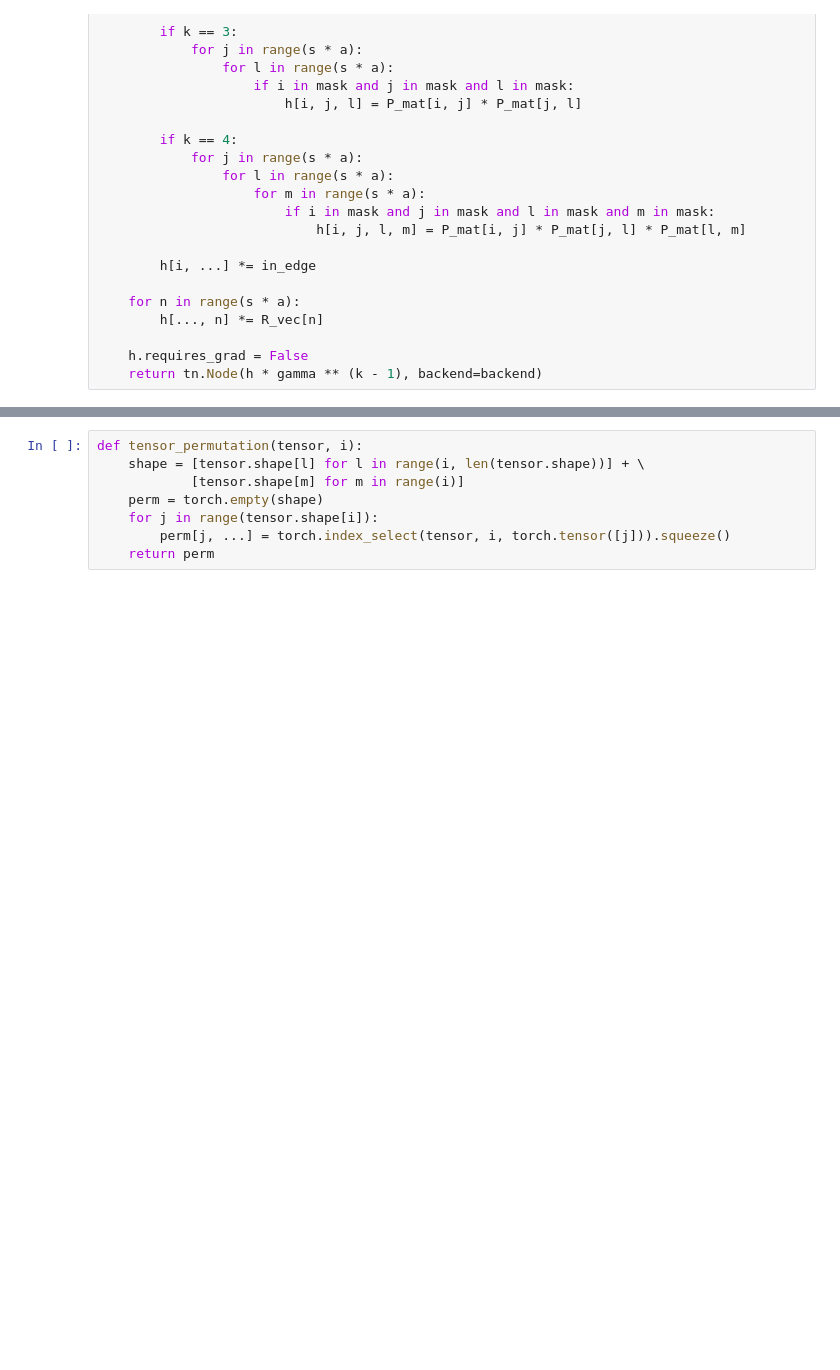
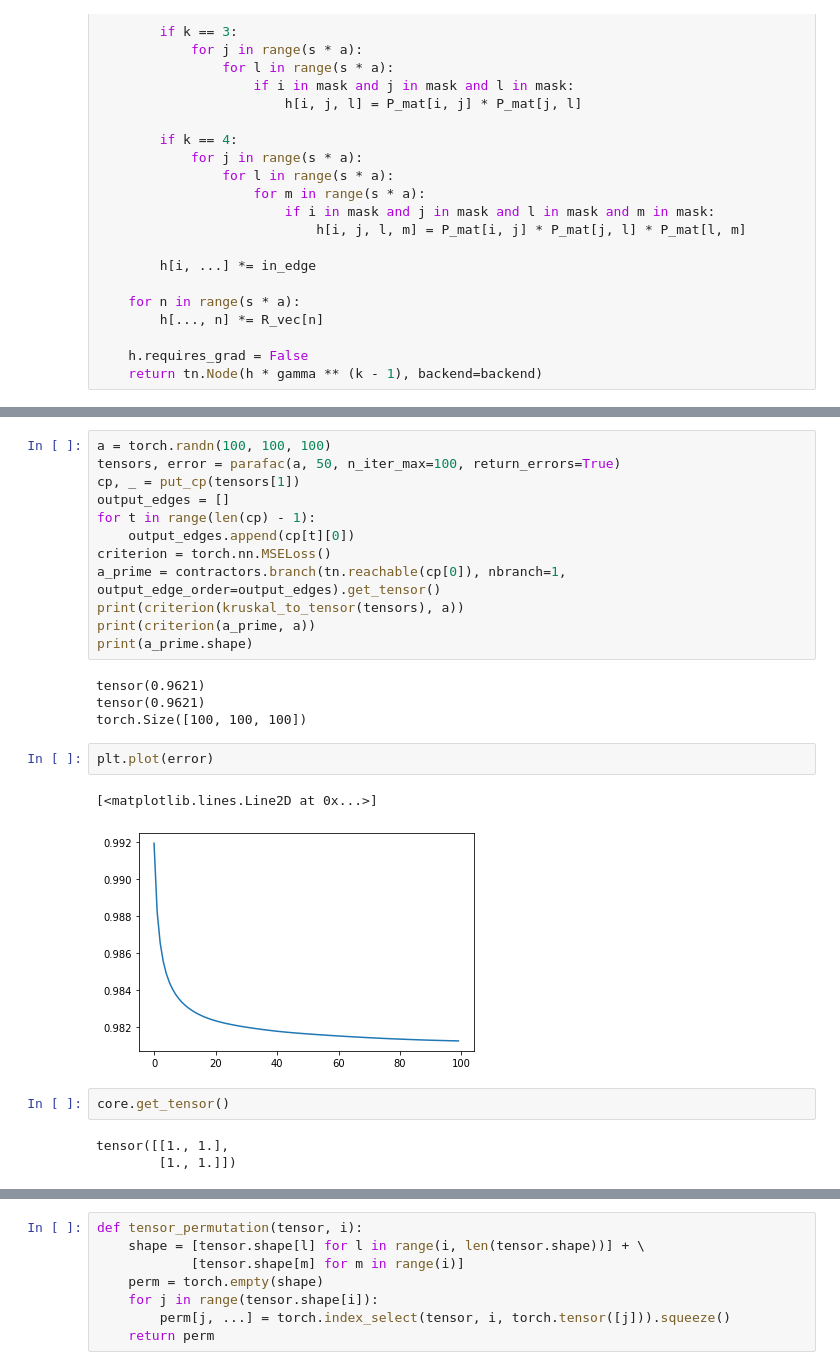
Before and after one commit to AI4Finance-Foundation/Quantum-Tensor-Networks-for-Variational-Reinforcement-Learning-NeurIPS-2020, a Jupyter notebook: qRL.ipynb, the cells around one changed output, grey strips where cells are left out. Cells and saved outputs as stored; diff of their text form; blank space fills up the shorter version.

```diff
--- a/qRL.ipynb
+++ b/qRL.ipynb
@@ -254,0 +250,26 @@ def put_mps(tensors):
+# %%
+a = torch.randn(100, 100, 100)
+tensors, error = parafac(a, 50, n_iter_max=100, return_errors=True)
+cp, _ = put_cp(tensors[1])
+output_edges = []
+for t in range(len(cp) - 1):
+    output_edges.append(cp[t][0])
+criterion = torch.nn.MSELoss()
+a_prime = contractors.branch(tn.reachable(cp[0]), nbranch=1, output_edge_order=output_edges).get_tensor()
+print(criterion(kruskal_to_tensor(tensors), a))
+print(criterion(a_prime, a))
+print(a_prime.shape)
+# %% [output]
+tensor(0.9621)
+tensor(0.9621)
+torch.Size([100, 100, 100])
+# %%
+plt.plot(error)
+# %% [output]
+[<matplotlib.lines.Line2D at 0x...>]
+[figure, added]
+# %%
+core.get_tensor()
+# %% [output]
+tensor([[1., 1.],
+        [1., 1.]])
```
Also changed, not shown: parts of 15 cells of this notebook.
